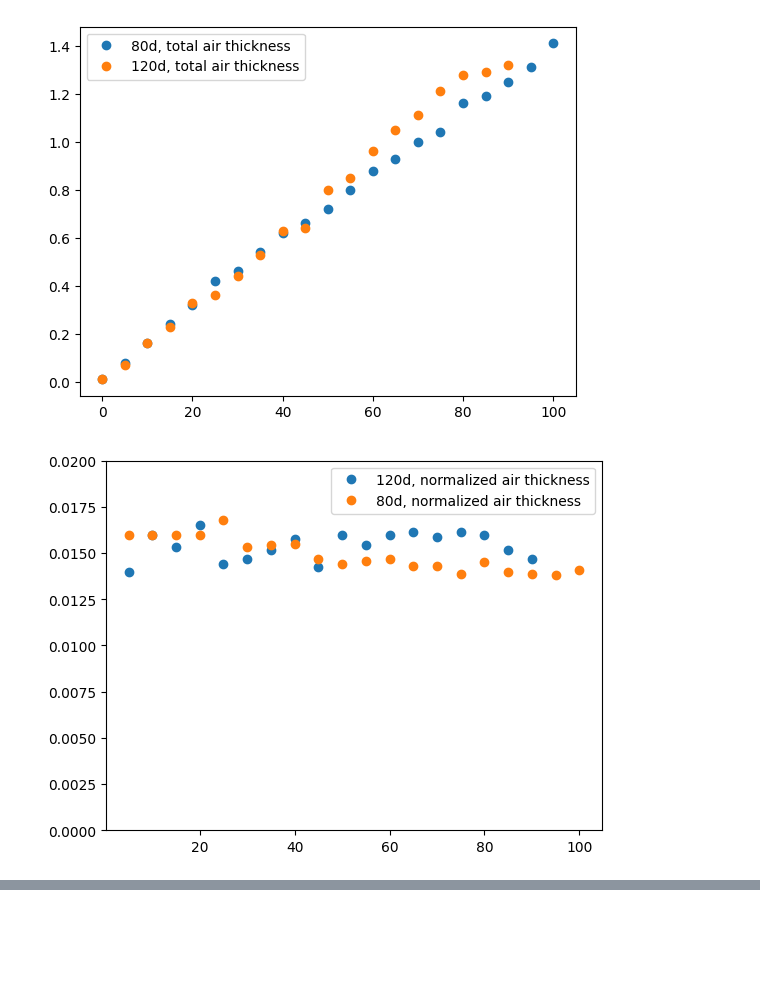
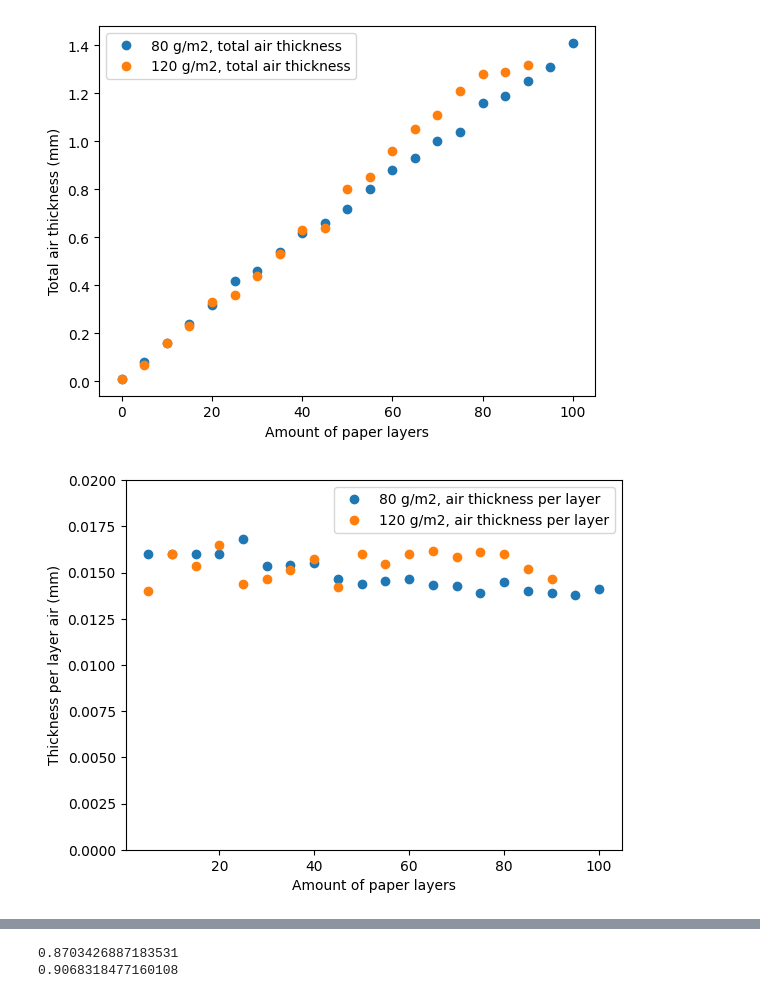
Before and after one commit to joshuadijksman/paperstack, a Jupyter notebook: Manou_version/code/Manou_lasermeasurements.ipynb, the cells around one changed output, grey strips where cells are left out. Cells and saved outputs as stored; diff of their text form; code cells hidden in the pictures; blank space fills up the shorter version.

```diff
--- a/Manou_version/code/Manou_lasermeasurements.ipynb
+++ b/Manou_version/code/Manou_lasermeasurements.ipynb
@@ -13,7 +13,7 @@ def linear_fit(x_points, y_points, error):
 
     calibration_model = Model(fit_function)
     calibration_model.set_param_hint('a', min= 0, max = 1)
-    calibration_model.set_param_hint('b', min=-0.1, max = 0.1)
+    calibration_model.set_param_hint('b', min=0.09, max = 0.012)
 
     fit_result = calibration_model.fit(y_points, x=x_points, a=0.1, b=y_points[0], weights=1/error)
     a = fit_result.params['a'].value
@@ -149,25 +149,37 @@ RMSE = 0.03 pixels
 # %%
 air_thickness_80d = [a - b for a, b in zip (measured_mm_80d, papermm_80d)]
 norm_air_thickness_80d = [a/b for a, b in zip (air_thickness_80d[1:], layers_80d[1:])]
+phi_80d = [a/b for a, b in zip (papermm_80d[1:], measured_mm_80d[1:])]
 
 air_thickness_120d = [a - b for a, b in zip (measured_mm_120d, papermm_120d)]
 norm_air_thickness_120d = [a/b for a, b in zip (air_thickness_120d[1:], layers_120d[1:])]
+phi_120d = [a/b for a, b in zip (papermm_120d[1:], measured_mm_120d[1:])]
 
-
-plt.errorbar(layers_80d, air_thickness_80d, label = '80d, total air thickness', fmt = 'o')
-plt.errorbar(layers_120d, air_thickness_120d, label = '120d, total air thickness', fmt = 'o')
+plt.errorbar(layers_80d, air_thickness_80d, label = '80 g/m2, total air thickness', fmt = 'o')
+plt.errorbar(layers_120d, air_thickness_120d, label = '120 g/m2, total air thickness', fmt = 'o')
 plt.legend()
-plt.xscale('Amount of paper layers')
-plt.yscale('thickness (mm)')
+plt.xlabel('Amount of paper layers')
+plt.ylabel('Total air thickness (mm)')
 plt.show()
 
-plt.errorbar(layers_120d[1:], norm_air_thickness_120d, label = '120d, normalized air thickness', fmt = 'o')
-plt.errorbar(layers_80d[1:], norm_air_thickness_80d, label = '80d, normalized air thickness', fmt = 'o')
+plt.errorbar(layers_80d[1:], norm_air_thickness_80d, label = '80 g/m2, air thickness per layer', fmt = 'o')
+plt.errorbar(layers_120d[1:], norm_air_thickness_120d, label = '120 g/m2, air thickness per layer', fmt = 'o')
 plt.ylim(0, 0.02)
 plt.legend()
-plt.xscale('Amount of paper layers')
-plt.yscale('thickness (mm)')
+plt.xlabel('Amount of paper layers')
+plt.ylabel('Thickness per layer air (mm)')
 plt.show()
+
+plt.errorbar(layers_80d[1:], phi_80d, label = '80 g/m2, paper ratio', fmt = 'o')
+plt.errorbar(layers_120d[1:], phi_120d, label = '120 g/m2, paper ratio', fmt = 'o')
+plt.legend()
+plt.xlabel('Amount of paper layers')
+plt.ylabel('Total air thickness (mm)')
+plt.ylim(0.8, 1)
+plt.show()
+
+print(sum(phi_80d)/len(phi_80d))
+print(sum(phi_120d)/len(phi_120d))
 # %% [output]
-[figure, old version]
+[figure, new version]
-[figure, old version]
+[figure, new version]
@@ -173,0 +187,2 @@ plt.show()
+0.8703426887183531
+0.9068318477160108
```
Also changed, not shown: parts of 3 cells of this notebook.
